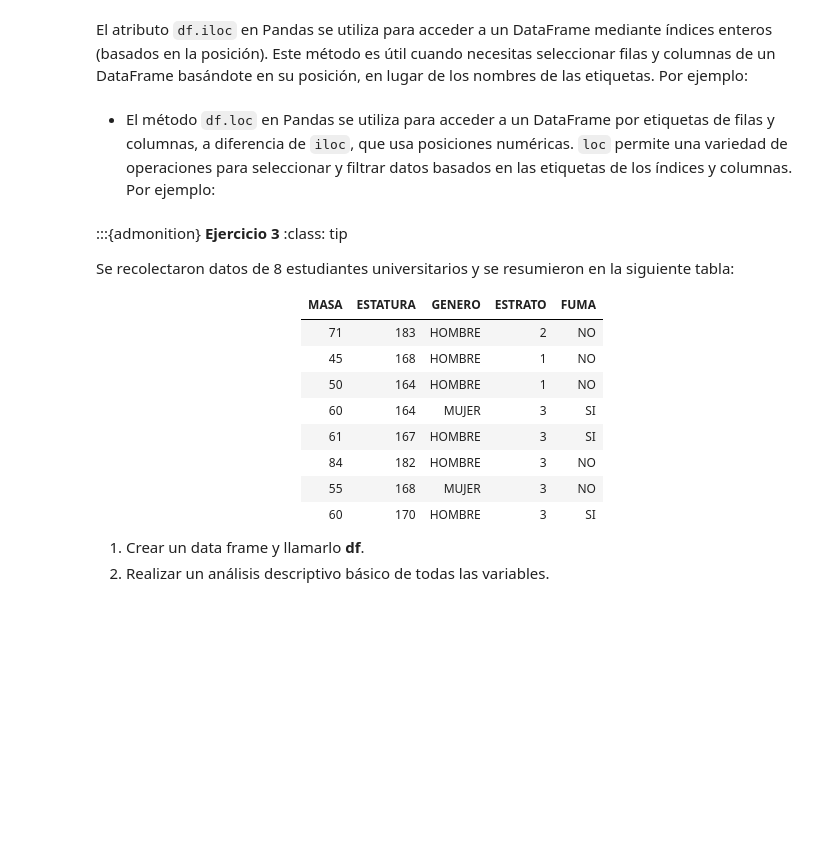
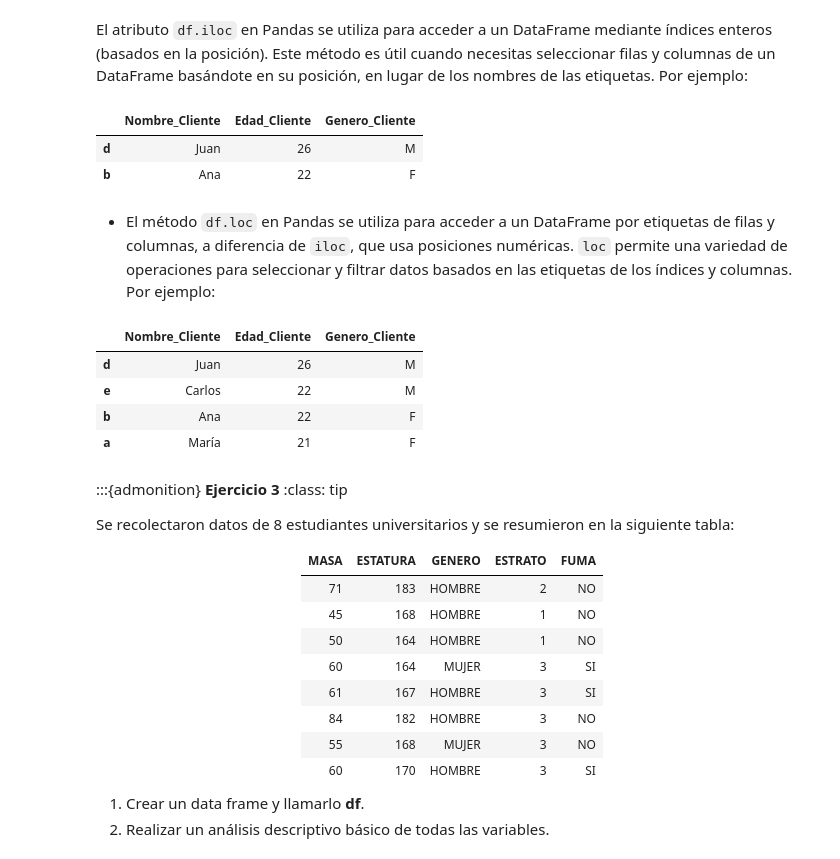
Before and after one commit to ajna1003-web/DataViz26-30, a Jupyter notebook: Visualizacion/modulo_1_sin_codigo.ipynb, the cells around one changed output. Saved outputs shown, nothing was run; the diff lists cells and outputs as text; code cells hidden in the pictures; blank space fills up the shorter version.

```diff
--- a/Visualizacion/modulo_1_sin_codigo.ipynb
+++ b/Visualizacion/modulo_1_sin_codigo.ipynb
@@ -1099,2 +1210,8 @@ El atributo `df.iloc` en Pandas se utiliza para acceder a un DataFrame mediante
+# %%
+df.iloc[[0,2],:]
+# %% [output]
+|  | Nombre_Cliente | Edad_Cliente | Genero_Cliente |
+| d | Juan | 26 | M |
+| b | Ana | 22 | F |
 # %% [markdown]
 * El método `df.loc` en Pandas se utiliza para acceder a un DataFrame por etiquetas de filas y columnas, a diferencia de `iloc`, que usa posiciones numéricas. `loc` permite una variedad de operaciones para seleccionar y filtrar datos basados en las etiquetas de los índices y columnas. Por ejemplo:
@@ -1103,3 +1218,13 @@ El atributo `df.iloc` en Pandas se utiliza para acceder a un DataFrame mediante
+# %%
+df_sorted = df.sort_values(by='Edad_Cliente', ascending=False, inplace=True)
+# Imprimir las filas donde la edad del cliente es mayor o igual a 21
+df.loc[df['Edad_Cliente'] >= 21]
+# %% [output]
+|  | Nombre_Cliente | Edad_Cliente | Genero_Cliente |
+| d | Juan | 26 | M |
+| e | Carlos | 22 | M |
+| b | Ana | 22 | F |
+| a | María | 21 | F |
 # %% [markdown]
 :::{admonition} **Ejercicio 3**
 :class: tip
```
Also changed, not shown: parts of 30 cells of this notebook, 6 other files.
